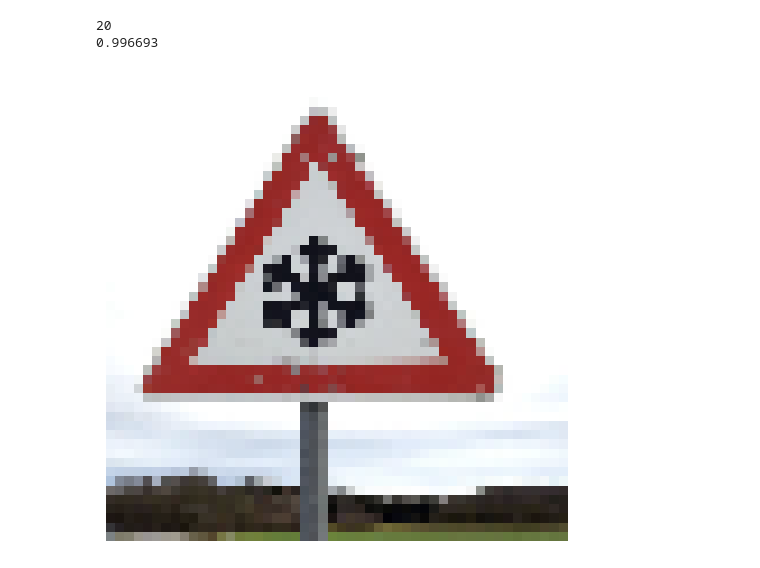
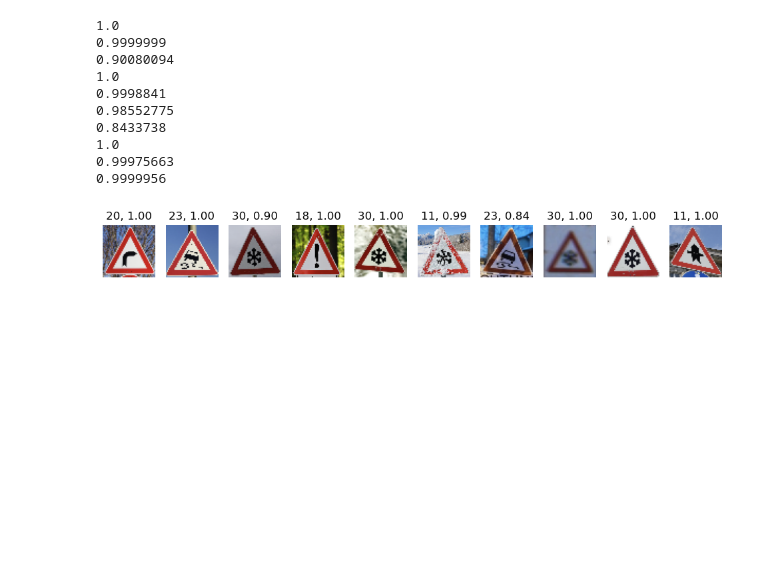
Before and after one commit to vddo/p5neuralNetworks-traffic, a Jupyter notebook: notebook_tf_2.ipynb, the cells around one changed output. Cells and saved outputs as stored; diff of their text form; code cells hidden in the pictures; blank space fills up the shorter version.

Commit message:
model3

```diff
--- a/notebook_tf_2.ipynb
+++ b/notebook_tf_2.ipynb
@@ -15,7 +15,7 @@ images, labels = ld('../gtsrb/')
 num_classes = 43
 
 x_train, x_test, y_train, y_test = train_test_split(
-    np.array(images), np.array(labels), test_size=0.2
+    np.array(images), np.array(labels), test_size=0.3
 )
 
 """ Standardize the data """
@@ -45,10 +44,10 @@ model_dropout.compile(
     metrics=['accuracy']
 )
 # %%
-epochs = 15
-history = model_dropout.fit(
+epochs = 12
+history = model_1.fit(
     x_train, y_train,
-    # validation_data=(x_test, y_test),
+    validation_data=(x_test, y_test),
     epochs=epochs
 )
 # %% [output]
@@ -109,18 +109,27 @@ model_dropout.evaluate(x_test, y_test)
 # %%
-images, labels = ld('../gtsrb-small-jpeg-Kopie')
-images = np.array(images) / 255.0
+images_, labels_ = ld('../jpeg')
+# ld('../jpeg/')
+images_ = np.array(images_) / 255.0
 # %%
-i = 3
-
-plt.figure(figsize=(6,6))
-# ax = plt.subplot(5, 5, i+1)
-plt.imshow(images[i])
-plt.axis("off")
-
-predictions = model_dropout(tf.expand_dims(images[i], 0))
-print(np.where(predictions == np.max(predictions))[1][0])
-print(np.max(predictions))
+plt.figure(figsize=(12,12))
+for i in range(len(images_)):
+    plt.subplot(1, len(images_), i+1)
+    plt.imshow(images_[i])
+    plt.axis("off")
+    predictions = model_1(tf.expand_dims(images_[i], 0))
+    plt.title("{}, {}".format(np.where(predictions == np.max(predictions))[1][0], '%.2f'%np.max(predictions)))
+    # plt.title((np.where(predictions == np.max(predictions))[1][0]))
+    # print(np.where(predictions == np.max(predictions))[1][0])
+    print(np.max(predictions))
 # %% [output]
-20
-0.996693
+1.0
+0.9999999
+0.90080094
+1.0
+0.9998841
+0.98552775
+0.8433738
+1.0
+0.99975663
+0.9999956
-[figure, old version]
+[figure, new version]
```
Also changed, not shown: parts of 8 cells of this notebook, 2 other files.
